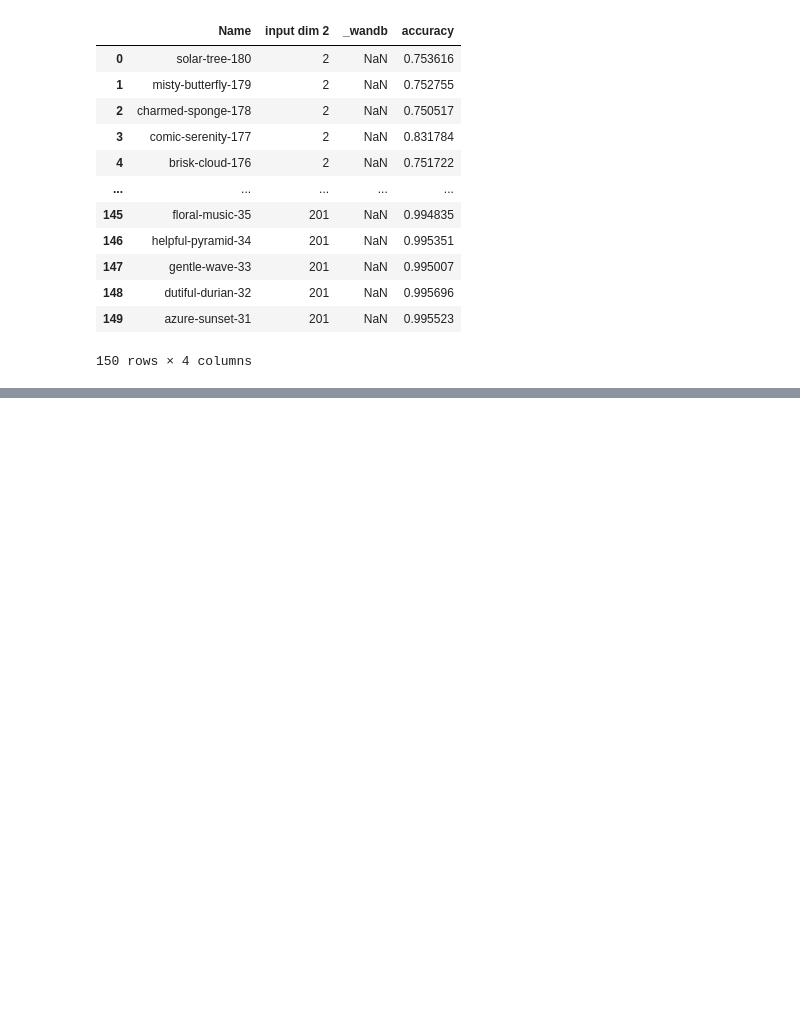
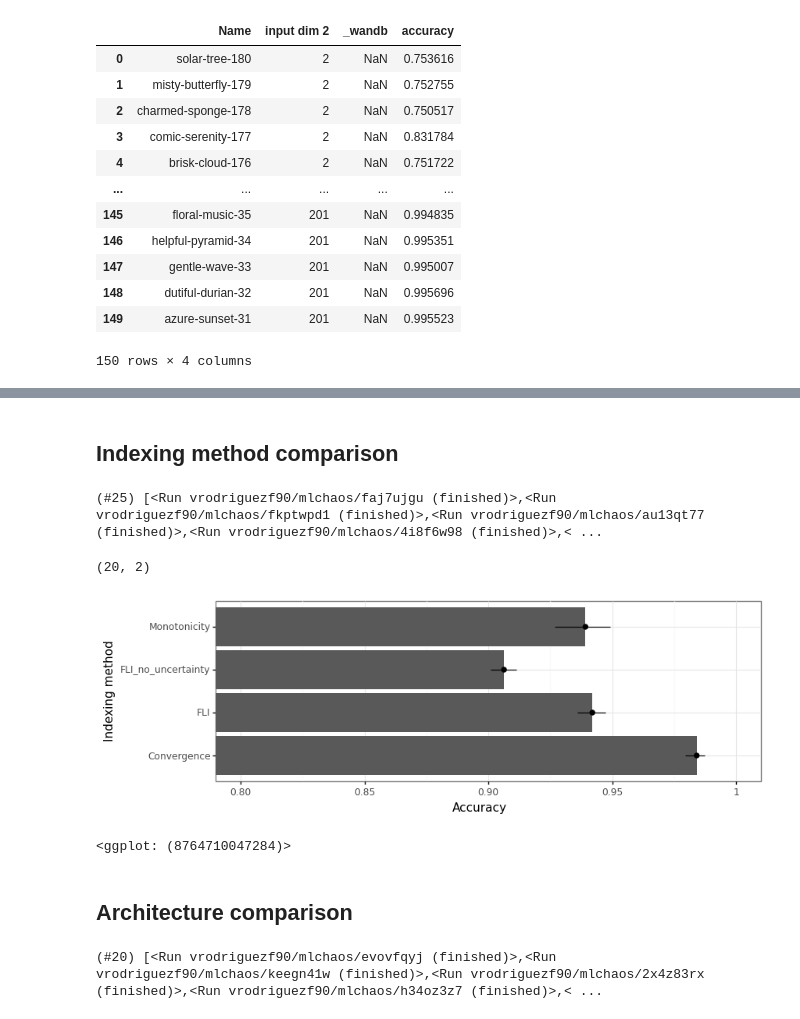
Before and after one commit to vrodriguezf/mlchaos, a Jupyter notebook: nbs/_draftsheet.ipynb, the cells around one changed output, grey strips where cells are left out. Drawn from its saved outputs; the diff is of its cells as text; code cells hidden in the pictures; blank space fills up the shorter version.

```diff
--- a/nbs/_draftsheet.ipynb
+++ b/nbs/_draftsheet.ipynb
@@ -184,0 +229,39 @@ df
+# %% [markdown]
+## Indexing method comparison
+# %%
+api = wandb.Api()
+# %%
+sweep_paths = ["vrodriguezf90/mlchaos/sweeps/1qg2e9i4"]
+runs = L([api.sweep(path=o).runs for o in sweep_paths]).concat()
+runs
+# %% [output]
+(#25) [<Run vrodriguezf90/mlchaos/faj7ujgu (finished)>,<Run vrodriguezf90/mlchaos/fkptwpd1 (finished)>,<Run vrodriguezf90/mlchaos/au13qt77 (finished)>,<Run vrodriguezf90/mlchaos/4i8f6w98 (finished)>,< ...
+# %%
+df = pd.DataFrame({
+    'labelling_method': runs.map(lambda o: o.config['labelling_method']),
+    'accuracy': runs.map(lambda o: o.summary.get('accuracy'))
+})
+df.query('labelling_method == "fli" or labelling_method == "fli_no_uncertainty" or \
+         labelling_method == "freq_ana_eq_3.6" or labelling_method == "birav"', inplace=True)
+df.replace(to_replace="fli", value="FLI", inplace=True)
+df.replace(to_replace="fli_no_uncertainty", value="FLI no uncertainty", inplace=True)
+df.replace(to_replace="freq_ana_eq_3.6", value="Monotonicity", inplace=True)
+df.replace(to_replace="birav", value="Convergence", inplace=True)
+df.shape
+# %% [output]
+(20, 2)
+# %%
+p = (
+    ggplot(df, aes(x='labelling_method', y='accuracy', group=1)) +
+    stat_summary(geom='geom_bar') +
+    stat_summary(geom='pointrange') +
+    xlab('Indexing method') +
+    ylab('Accuracy') +
+    coord_flip(ylim=[0.8, 1]) +
+    theme_bw() +
+    theme(figure_size=(9, 3))
+)
+p
+# %% [output]
+[figure, added]
+<ggplot: (8764710047284)>
@@ -184,0 +270,2 @@ df
+# %% [markdown]
+## Architecture comparison
@@ -184,0 +274,6 @@ df
+# %%
+sweep_paths = ["vrodriguezf90/mlchaos/sweeps/26vwf55g", "vrodriguezf90/mlchaos/sweeps/f5f09wsa"]
+runs = L([api.sweep(path=o).runs for o in sweep_paths]).concat()
+runs
+# %% [output]
+(#20) [<Run vrodriguezf90/mlchaos/evovfqyj (finished)>,<Run vrodriguezf90/mlchaos/keegn41w (finished)>,<Run vrodriguezf90/mlchaos/2x4z83rx (finished)>,<Run vrodriguezf90/mlchaos/h34oz3z7 (finished)>,< ...
```
Also changed, not shown: parts of 17 cells of this notebook, 5 other files.
